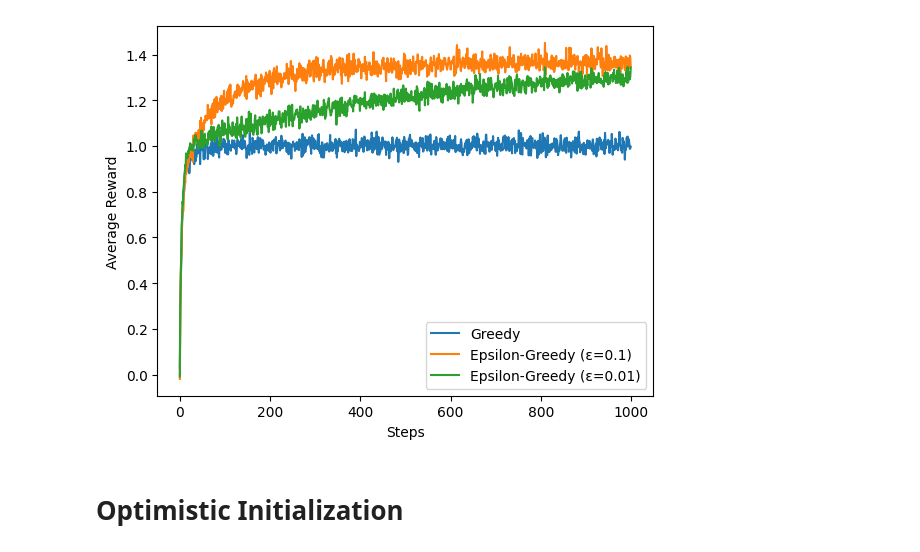
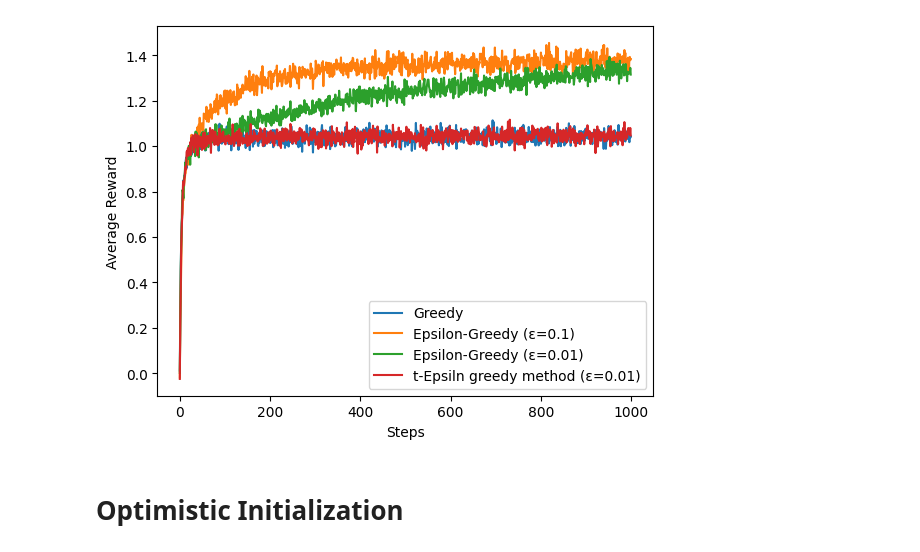
Before and after one commit to kishan-chakraborty/Learning-RL, a Jupyter notebook: MAB/StochasticBandits/mab_simulation1.ipynb, the cells around one changed output. Cells and saved outputs as stored; diff of their text form; code cells hidden in the pictures.

```diff
--- a/MAB1/mab_simulation1.ipynb
+++ b/MAB/StochasticBandits/mab_simulation1.ipynb
@@ -22,17 +22,21 @@ epsilon_greedy01 = mab.greedy(epsilon=0.1)
 # %%
 # Epsilon greedy instance (eps: 0.01).
 epsilon_greedy001 = mab.greedy(epsilon=0.01)
+# %%
+# t-epsilon greedy method (eps: 0.1).
+epsilon_greedy01t = mab.greedy(epsilon=0.1, t_epsilon=True)
 # %%
 # Plot the results
 plt.plot(greedy, label='Greedy')
 plt.plot(epsilon_greedy01, label='Epsilon-Greedy (ε=0.1)')
 plt.plot(epsilon_greedy001, label='Epsilon-Greedy (ε=0.01)')
+plt.plot(epsilon_greedy01t, label='t-Epsiln greedy method (ε=0.01)')
 plt.xlabel('Steps')
 plt.ylabel('Average Reward')
 plt.legend()
 plt.show()
 # %% [output]
-[figure, old version]
+[figure, new version]
 # %% [markdown]
 # Optimistic Initialization
 # %% [markdown]
```
Also changed, not shown: parts of 1 cell of this notebook, 5 other files.
